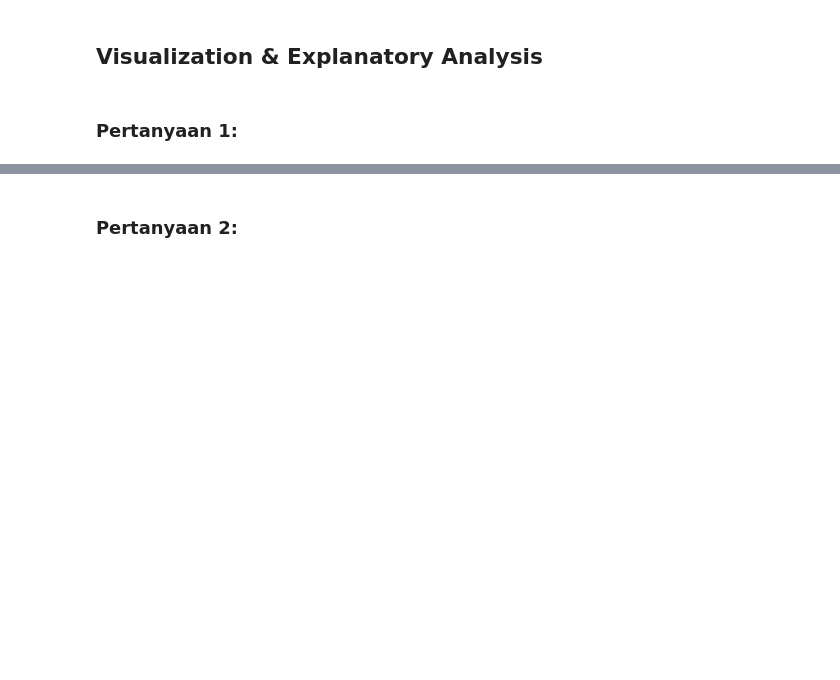
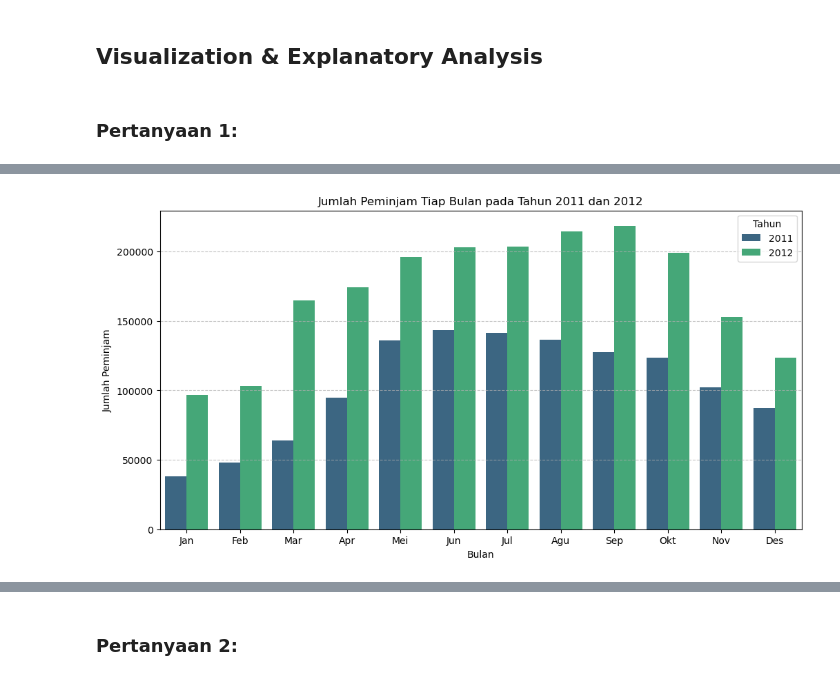
Before and after one commit to DESTYAWANSATRIA/Proyek-Analisis-Data, a Jupyter notebook: notebook.ipynb, the cells around one changed output, grey strips where cells are left out. Saved outputs shown, nothing was run; the diff lists cells and outputs as text; code cells hidden in the pictures; blank space fills up the shorter version.

```diff
--- a/notebook.ipynb
+++ b/notebook.ipynb
@@ -265,0 +216,7 @@ df.head(60)
+# %%
+#Analisis jumlah peminjam tiap bulan ke-1 hingga bulan ke-12 pada tahun 2011 dan 2012
+hour_df['dteday'] = hour_df['dteday'].astype(str)
+hour_df['year'] = hour_df['dteday'].str[:4]
+hour_df['month'] = hour_df['dteday'].str[5:7]
+monthly_borrowers = hour_df.groupby(['year', 'month'])['cnt'].sum().reset_index()
+print(monthly_borrowers)
@@ -269,0 +287,12 @@ df.head(60)
+# %%
+plt.figure(figsize=(12, 6))
+sns.barplot(data=monthly_borrowers, x='month', y='cnt', hue='year', palette='viridis')
+plt.title('Jumlah Peminjam Tiap Bulan pada Tahun 2011 dan 2012')
+plt.xlabel('Bulan')
+plt.ylabel('Jumlah Peminjam')
+plt.xticks(ticks=range(0, 12), labels=['Jan', 'Feb', 'Mar', 'Apr', 'Mei', 'Jun', 'Jul', 'Agu', 'Sep', 'Okt', 'Nov', 'Des'])
+plt.legend(title='Tahun')
+plt.grid(axis='y', linestyle='--', alpha=0.7)
+plt.show()
+# %% [output]
+[figure, added]
```
Also changed, not shown: parts of 33 cells of this notebook.
